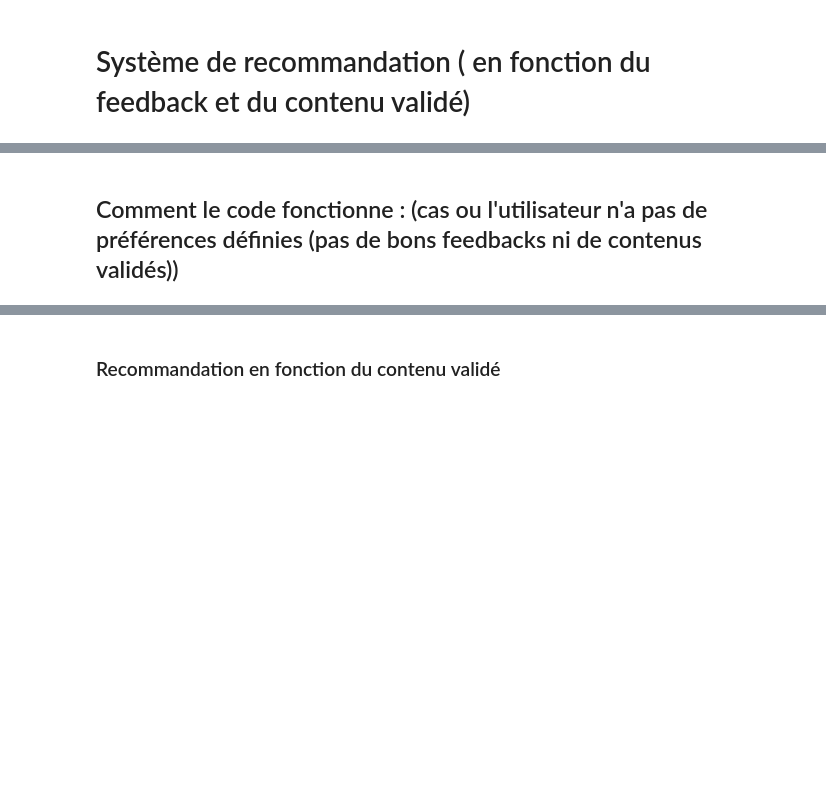
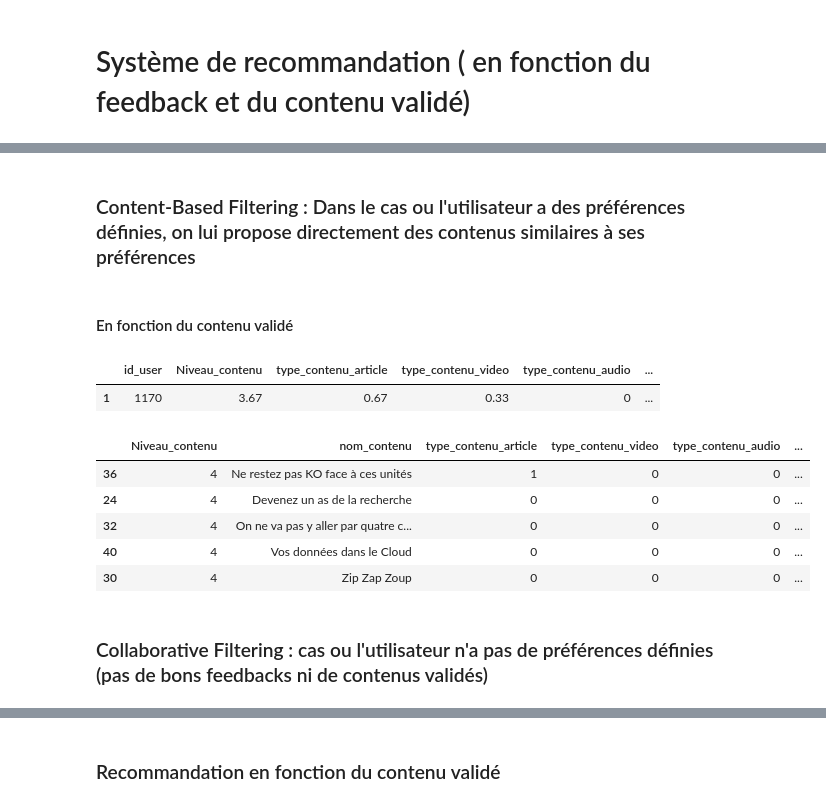
Before and after one commit to IThioye/TinyCoaching, a Jupyter notebook: Adaptive_model.ipynb, the cells around one changed output, grey strips where cells are left out. Cells and saved outputs as stored; diff of their text form; code cells hidden in the pictures; blank space fills up the shorter version.

Commit message:
Commentaire de code ajouté

```diff
--- a/Adaptive_model.ipynb
+++ b/Adaptive_model.ipynb
@@ -245,2 +188,40 @@ content_recommandation(data,formation,domaine,user_id,"Feedback")
+# %% [markdown]
+### Content-Based Filtering : Dans le cas ou l'utilisateur a des préférences définies, on lui propose directement des contenus similaires à ses préférences
+# %% [markdown]
+#### En fonction du contenu validé
+# %%
+# On filtre par formation et domaine
+filtered_data= filtrage(data,"DIGITAL","Information et données")
+# On crée une matrice des préférences de chaque utilisateur
+user_profiles = pd.DataFrame([profile(filtered_data,user,"Contenu_Validé") for user in list(filtered_data.id_user.unique())])
+# On met les colonnes de la matrice utilisateur dans le même ordre que les colonnes de la matrice des contenus pour éviter les erreurs de calcul
+user_profiles = user_profiles[['id_user','Niveau_contenu','type_contenu_article','type_contenu_video','type_contenu_audio','type_contenu_rich_media','durée_contenu_en_minutes',"A_validé_contenus"]]
+# On crée une matrice contenant chaque contenu et ses caractéristiques
+content_data = content_features(filtered_data)
+# On retire les contenus que l'utilisateur a déja consommés
+user_id= 1170
+content_data = content_data.loc[~content_data["nom_contenu"].isin(list(content_features(filtered_data.query("id_user=={}".format(user_id))["nom_contenu"])))]
+# %%
+# On cherche les 5 contenus les plus similaires aux préférences de l'utilisateur
+tree = KDTree(content_data.drop(columns=["nom_contenu"]))
+user_id= 1170
+user_row = user_profiles.query("id_user=={}".format(user_id))
+dist,ind = tree.query(user_row.drop(columns=["id_user","A_validé_contenus"]),k=5)
+# %%
+# Notre utilisateur
+user_row
+# %% [output]
+|  | id_user | Niveau_contenu | type_contenu_article | type_contenu_video | type_contenu_audio | ... |
+| 1 | 1170 | 3.67 | 0.67 | 0.33 | 0 | ... |
+# %%
+# Les 5 contenus à recommander à l'utilisateur
+content_data.iloc[ind.tolist()[0]]
+# %% [output]
+|  | Niveau_contenu | nom_contenu | type_contenu_article | type_contenu_video | type_contenu_audio | ... |
+| 36 | 4 | Ne restez pas KO face à ces unités | 1 | 0 | 0 | ... |
+| 24 | 4 | Devenez un as de la recherche | 0 | 0 | 0 | ... |
+| 32 | 4 | On ne va pas y aller par quatre c... | 0 | 0 | 0 | ... |
+| 40 | 4 | Vos données dans le Cloud | 0 | 0 | 0 | ... |
+| 30 | 4 | Zip Zap Zoup | 0 | 0 | 0 | ... |
 # %% [markdown]
-## Comment le code fonctionne : (cas ou l'utilisateur n'a pas de préférences définies (pas de bons feedbacks ni de  contenus validés))
+### Collaborative Filtering : cas ou l'utilisateur n'a pas de préférences définies (pas de bons feedbacks ni de  contenus validés)
```
Also changed, not shown: parts of 51 cells of this notebook.
